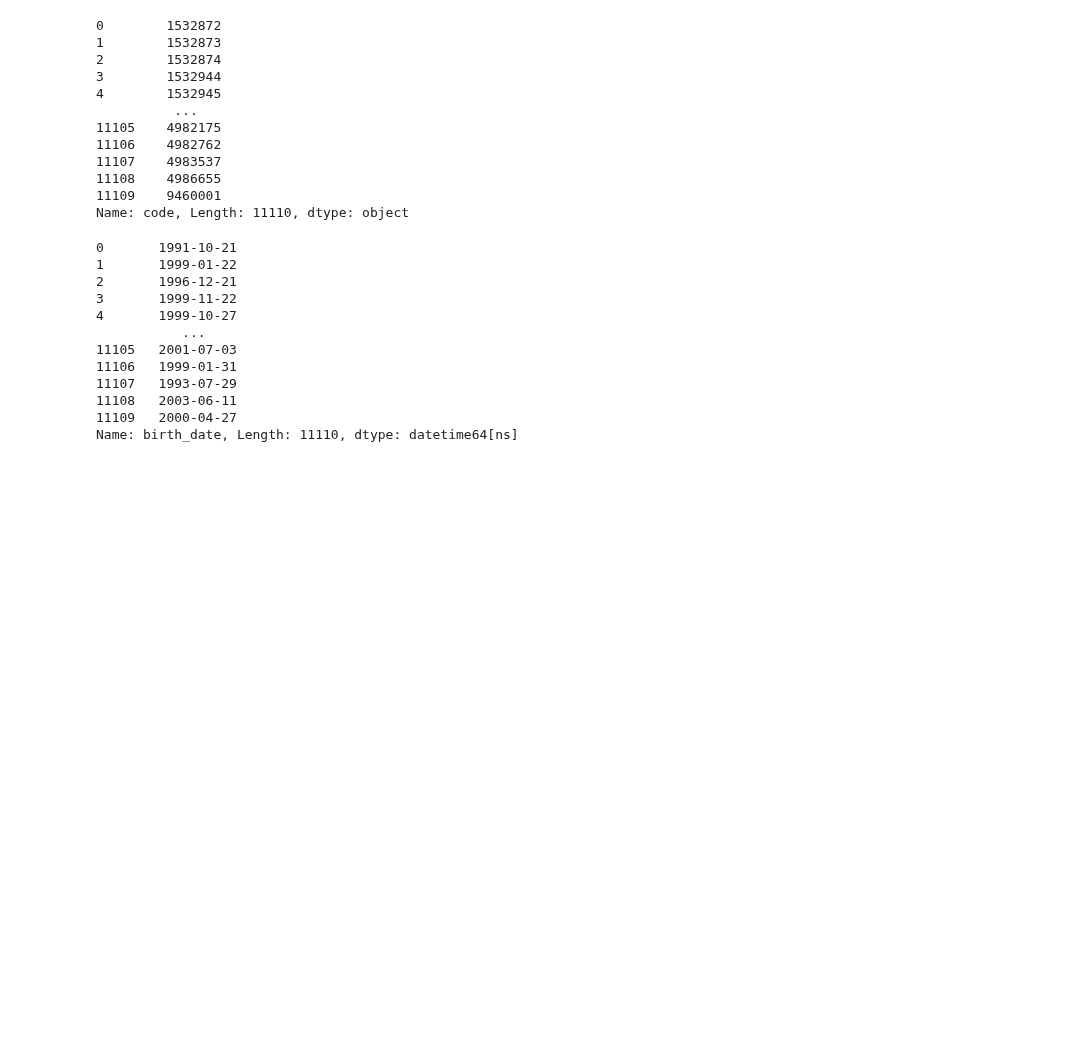
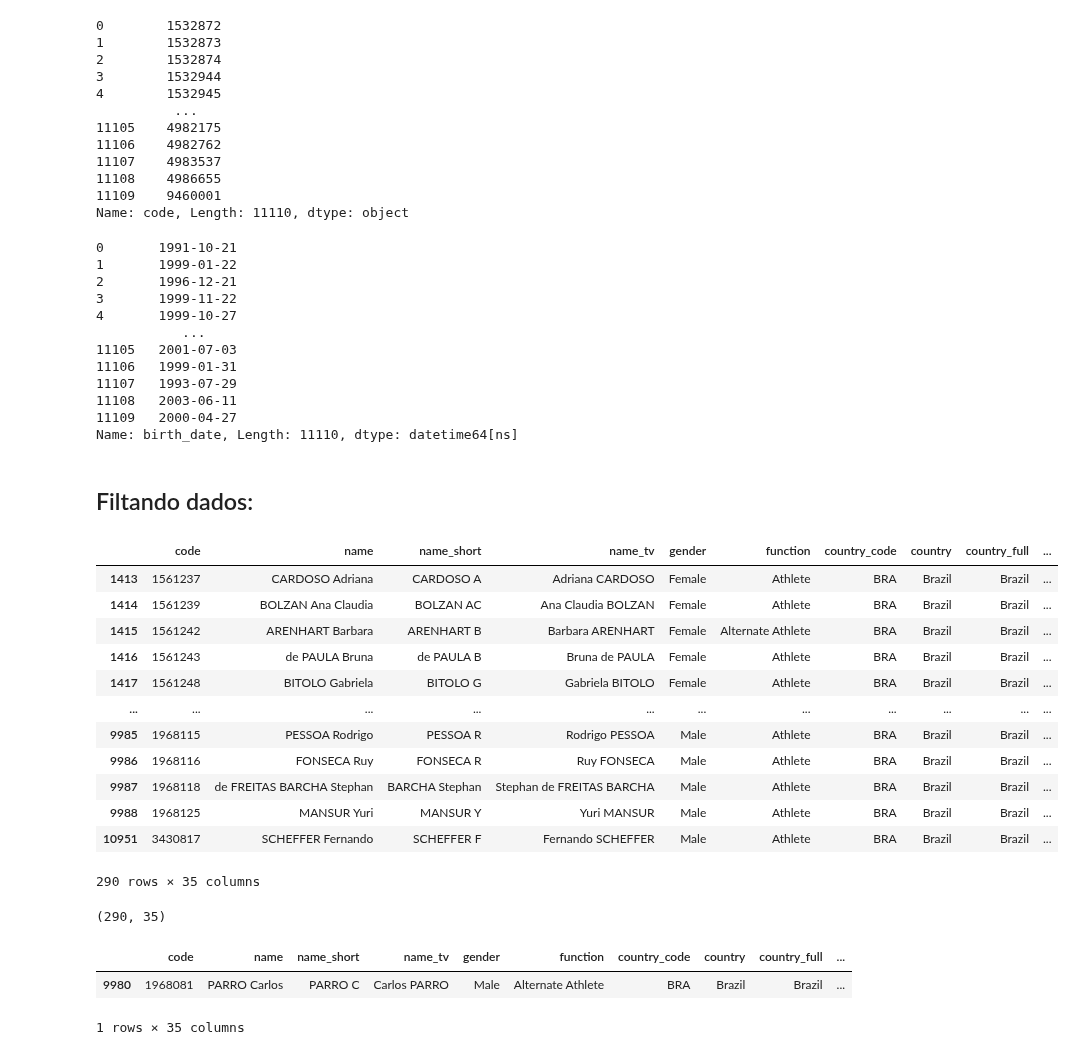
Before and after one commit to Laurentius96/DNC-DataScience, a Jupyter notebook: Materia_8-DataCleaning_Wrangling/Aula/DNC_DSM8_DataCleaning_LendoDadosEmExcel.ipynb, the cells around one changed output. Drawn from its saved outputs; the diff is of its cells as text; code cells hidden in the pictures; blank space fills up the shorter version.

Commit message:
Update DNC_DSM8_DataCleaning_LendoDadosEmExcel.ipynb
Lesson: Filtering Data

```diff
--- a/Materia_8-DataCleaning_Wrangling/Aula/DNC_DSM8_DataCleaning_LendoDadosEmExcel.ipynb
+++ b/Materia_8-DataCleaning_Wrangling/Aula/DNC_DSM8_DataCleaning_LendoDadosEmExcel.ipynb
@@ -173,3 +173,21 @@ pd.to_datetime(df_athletes["birth_date"])
 11108   2003-06-11
 11109   2000-04-27
 Name: birth_date, Length: 11110, dtype: datetime64[ns]
+# %% [markdown]
+## Filtando dados:
+# %%
+df_athletes[df_athletes["country_full"] == "Brazil"]
+# %% [output]
+|  | code | name | name_short | name_tv | gender | function | country_code | country | country_full | ... |
+| 1413 | 1561237 | CARDOSO Adriana | CARDOSO A | Adriana CARDOSO | Female | Athlete | BRA | Brazil | Brazil | ... |
+| 1414 | 1561239 | BOLZAN Ana Claudia | BOLZAN AC | Ana Claudia BOLZAN | Female | Athlete | BRA | Brazil | Brazil | ... |
+| 1415 | 1561242 | ARENHART Barbara | ARENHART B | Barbara ARENHART | Female | Alternate Athlete | BRA | Brazil | Brazil | ... |
+| 1416 | 1561243 | de PAULA Bruna | de PAULA B | Bruna de PAULA | Female | Athlete | BRA | Brazil | Brazil | ... |
+| 1417 | 1561248 | BITOLO Gabriela | BITOLO G | Gabriela BITOLO | Female | Athlete | BRA | Brazil | Brazil | ... |
+| ... | ... | ... | ... | ... | ... | ... | ... | ... | ... | ... |
+| 9985 | 1968115 | PESSOA Rodrigo | PESSOA R | Rodrigo PESSOA | Male | Athlete | BRA | Brazil | Brazil | ... |
+| 9986 | 1968116 | FONSECA Ruy | FONSECA R | Ruy FONSECA | Male | Athlete | BRA | Brazil | Brazil | ... |
+| 9987 | 1968118 | de FREITAS BARCHA Stephan | BARCHA Stephan | Stephan de FREITAS BARCHA | Male | Athlete | BRA | Brazil | Brazil | ... |
+| 9988 | 1968125 | MANSUR Yuri | MANSUR Y | Yuri MANSUR | Male | Athlete | BRA | Brazil | Brazil | ... |
+| 10951 | 3430817 | SCHEFFER Fernando | SCHEFFER F | Fernando SCHEFFER | Male | Athlete | BRA | Brazil | Brazil | ... |
+290 rows × 35 columns
@@ -175,0 +196,10 @@ Name: birth_date, Length: 11110, dtype: datetime64[ns]
+# %%
+df_brazil.shape
+# %% [output]
+(290, 35)
+# %%
+df_brazil[df_brazil["nationality"] != "Brazil"]
+# %% [output]
+|  | code | name | name_short | name_tv | gender | function | country_code | country | country_full | ... |
+| 9980 | 1968081 | PARRO Carlos | PARRO C | Carlos PARRO | Male | Alternate Athlete | BRA | Brazil | Brazil | ... |
+1 rows × 35 columns
```
Also changed, not shown: parts of 6 cells of this notebook.
